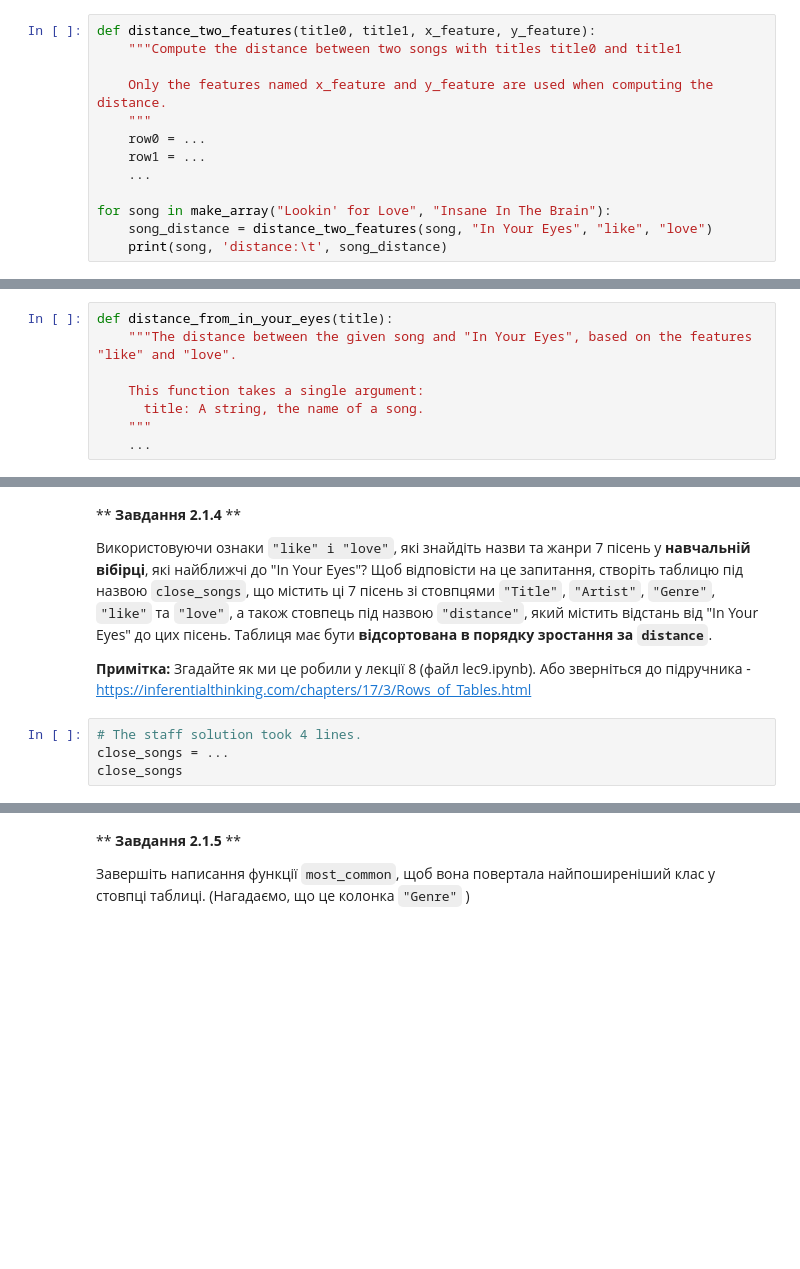
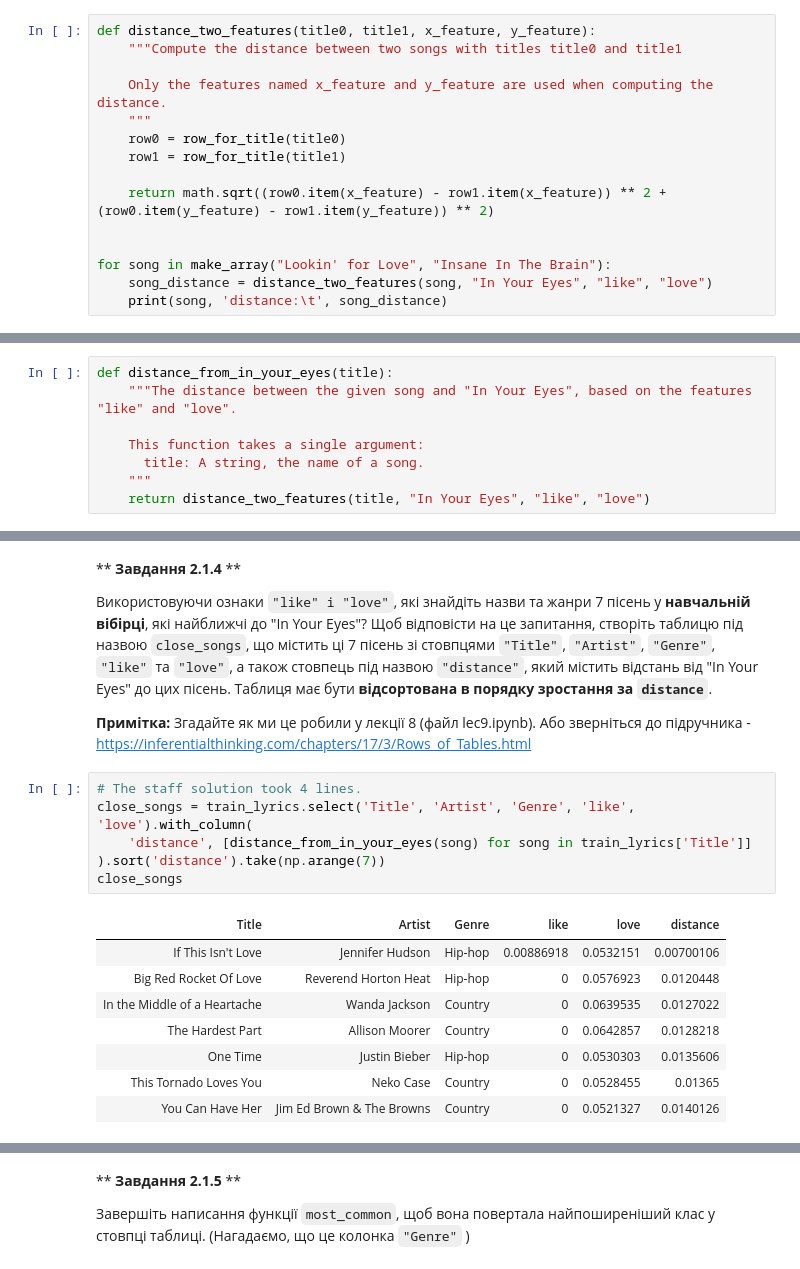
Before and after one commit to mashaven/sheva-stats, a Jupyter notebook: task-5/pr5_5/pr5_5.ipynb, the cells around one changed output, grey strips where cells are left out. Drawn from its saved outputs; the diff is of its cells as text; blank space fills up the shorter version.

```diff
--- a/task-5/pr5_5/pr5_5.ipynb
+++ b/task-5/pr5_5/pr5_5.ipynb
@@ -249,9 +302,11 @@ def distance_two_features(title0, title1, x_feature, y_feature):
 
     Only the features named x_feature and y_feature are used when computing the distance.
     """
-    row0 = ...
-    row1 = ...
-    ...
+    row0 = row_for_title(title0)
+    row1 = row_for_title(title1)
+
+    return math.sqrt((row0.item(x_feature) - row1.item(x_feature)) ** 2 + (row0.item(y_feature) - row1.item(y_feature)) ** 2)
+
 
 for song in make_array("Lookin' for Love", "Insane In The Brain"):
     song_distance = distance_two_features(song, "In Your Eyes", "like", "love")
@@ -269,6 +329,6 @@ def distance_from_in_your_eyes(title):
     This function takes a single argument:
       title: A string, the name of a song.
     """
-    ...
+    return distance_two_features(title, "In Your Eyes", "like", "love")
 # %%
 check("tests/q2_1_3.py")
@@ -280,7 +342,18 @@ check("tests/q2_1_3.py")
 **Примітка:** Згадайте як ми це робили у лекції 8 (файл lec9.ipynb). Або зверніться до підручника - https://inferentialthinking.com/chapters/17/3/Rows_of_Tables.html
 # %%
 # The staff solution took 4 lines.
-close_songs = ...
+close_songs = train_lyrics.select('Title', 'Artist', 'Genre', 'like', 'love').with_column(
+    'distance', [distance_from_in_your_eyes(song) for song in train_lyrics['Title']]
+).sort('distance').take(np.arange(7))
 close_songs
+# %% [output]
+| Title | Artist | Genre | like | love | distance |
+| If This Isn't Love | Jennifer Hudson | Hip-hop | 0.00886918 | 0.0532151 | 0.00700106 |
+| Big Red Rocket Of Love | Reverend Horton Heat | Hip-hop | 0 | 0.0576923 | 0.0120448 |
+| In the Middle of a Heartache | Wanda Jackson | Country | 0 | 0.0639535 | 0.0127022 |
+| The Hardest Part | Allison Moorer | Country | 0 | 0.0642857 | 0.0128218 |
+| One Time | Justin Bieber | Hip-hop | 0 | 0.0530303 | 0.0135606 |
+| This Tornado Loves You | Neko Case | Country | 0 | 0.0528455 | 0.01365 |
+| You Can Have Her | Jim Ed Brown & The Browns | Country | 0 | 0.0521327 | 0.0140126 |
 # %%
 check("tests/q2_1_4.py")
```
Also changed, not shown: parts of 28 cells of this notebook.
